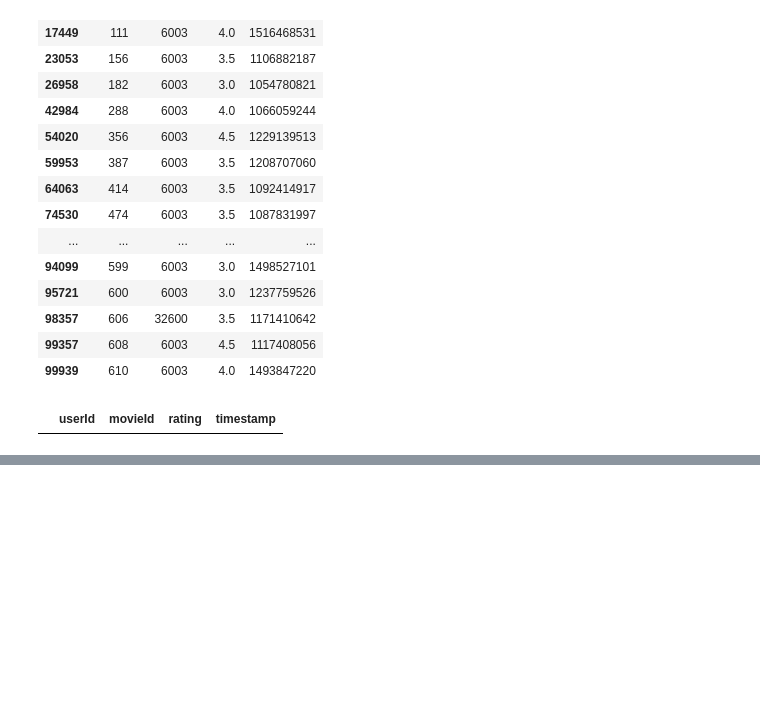
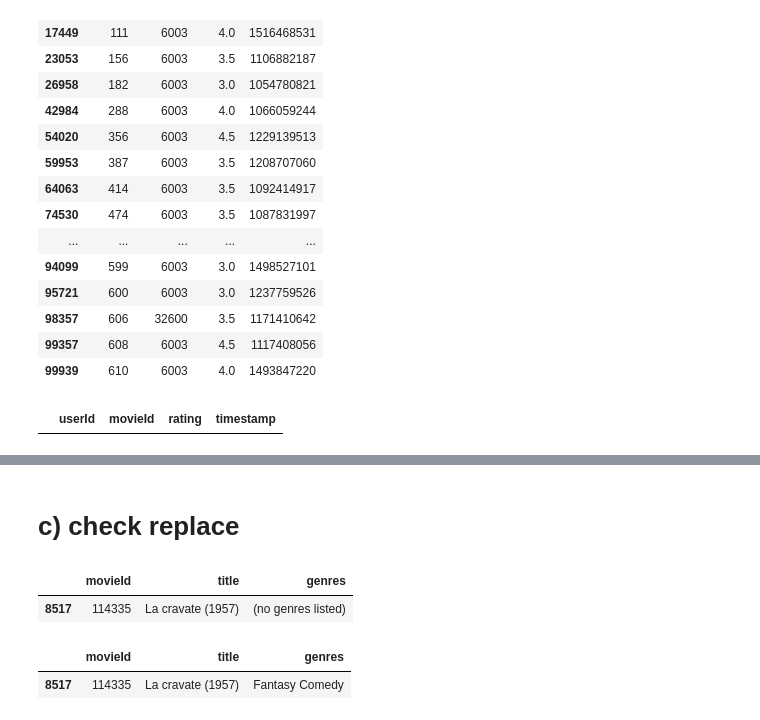
Before and after one commit to basamg912/item_based-recommendation-system, a Jupyter notebook: notebooks/item_based_CF.ipynb, the cells around one changed output, grey strips where cells are left out. Saved outputs shown, nothing was run; the diff lists cells and outputs as text; code cells hidden in the pictures; blank space fills up the shorter version.

```diff
--- a/notebooks/item_based_CF.ipynb
+++ b/notebooks/item_based_CF.ipynb
@@ -280,0 +387,7 @@ ratings_df[ratings_df['movieId'].isin(drop_movieId)]
+# %% [markdown]
+# c) check replace
+# %%
+movies_df[movies_df['title'] == 'La cravate (1957)']
+# %% [output]
+|  | movieId | title | genres |
+| 8517 | 114335 | La cravate (1957) | (no genres listed) |
@@ -280,0 +396,5 @@ ratings_df[ratings_df['movieId'].isin(drop_movieId)]
+# %%
+movies_df[movies_df['title'] == 'La cravate (1957)']
+# %% [output]
+|  | movieId | title | genres |
+| 8517 | 114335 | La cravate (1957) | Fantasy Comedy |
```
Also changed, not shown: parts of 20 cells of this notebook, 2 other files.
